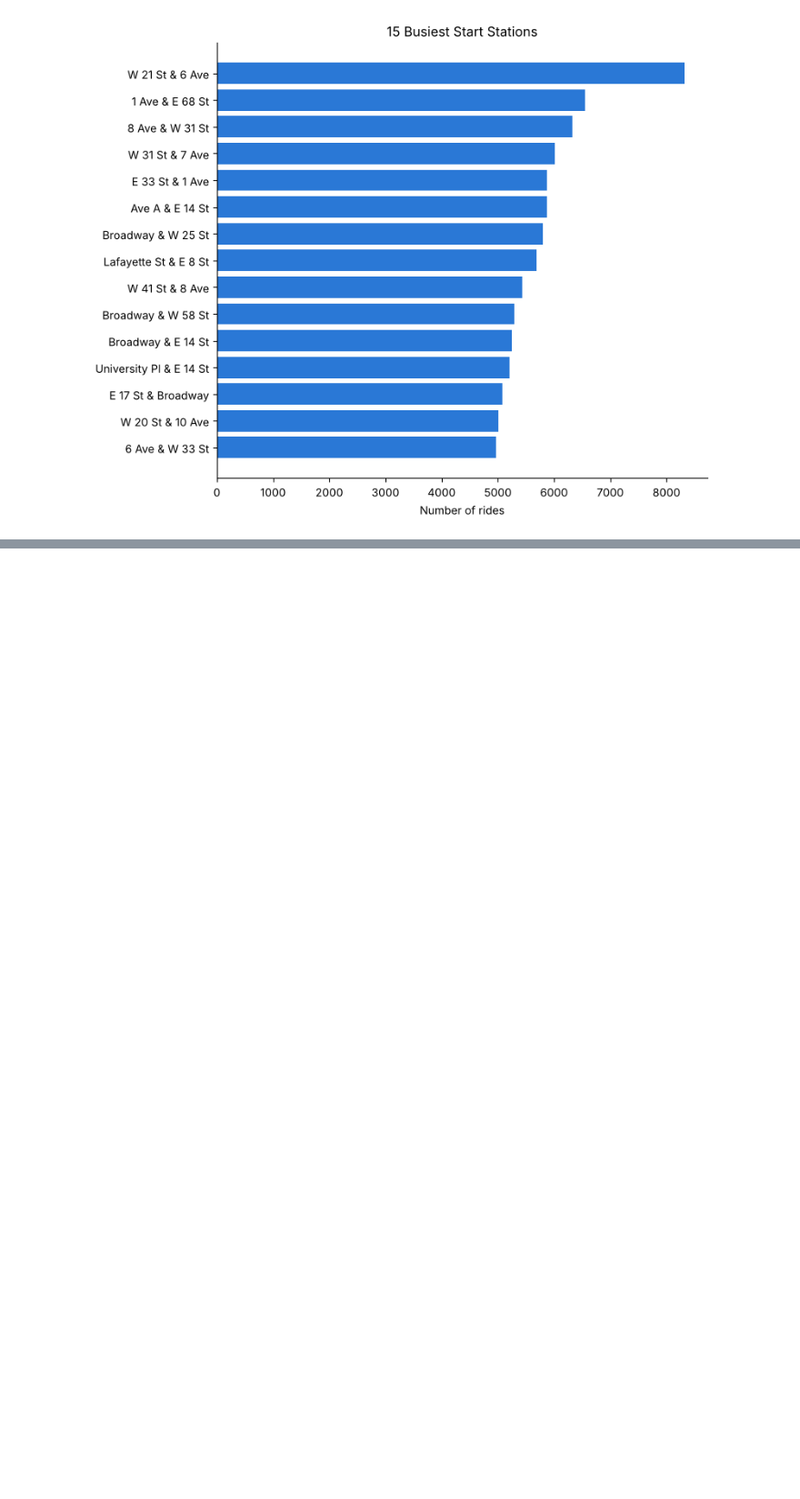
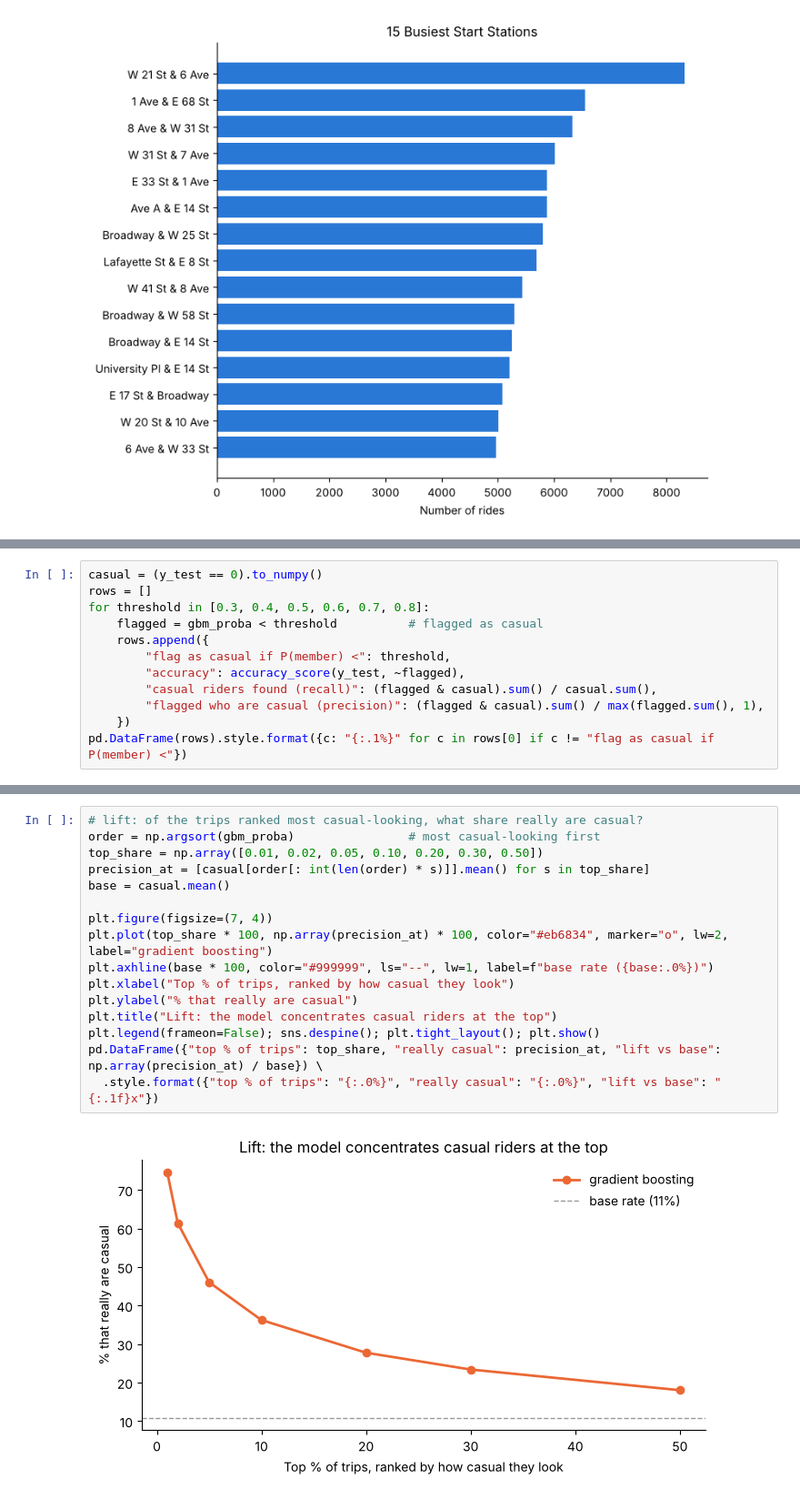
Before and after one commit to AncientAbacus/NYC-CitiBike-Analysis, a Jupyter notebook: CitiBike_Analysis.ipynb, the cells around one changed output, grey strips where cells are left out. Shown at 91% size. Drawn from its saved outputs; the diff is of its cells as text; blank space fills up the shorter version.

```diff
--- a/CitiBike_Analysis.ipynb
+++ b/CitiBike_Analysis.ipynb
@@ -400,0 +316,12 @@ random (not time-based) train/test split.
+# %%
+casual = (y_test == 0).to_numpy()
+rows = []
+for threshold in [0.3, 0.4, 0.5, 0.6, 0.7, 0.8]:
+    flagged = gbm_proba < threshold          # flagged as casual
+    rows.append({
+        "flag as casual if P(member) <": threshold,
+        "accuracy": accuracy_score(y_test, ~flagged),
+        "casual riders found (recall)": (flagged & casual).sum() / casual.sum(),
+        "flagged who are casual (precision)": (flagged & casual).sum() / max(flagged.sum(), 1),
+    })
+pd.DataFrame(rows).style.format({c: "{:.1%}" for c in rows[0] if c != "flag as casual if P(member) <"})
@@ -400,0 +336,18 @@ random (not time-based) train/test split.
+# %%
+# lift: of the trips ranked most casual-looking, what share really are casual?
+order = np.argsort(gbm_proba)                # most casual-looking first
+top_share = np.array([0.01, 0.02, 0.05, 0.10, 0.20, 0.30, 0.50])
+precision_at = [casual[order[: int(len(order) * s)]].mean() for s in top_share]
+base = casual.mean()
+
+plt.figure(figsize=(7, 4))
+plt.plot(top_share * 100, np.array(precision_at) * 100, color="#eb6834", marker="o", lw=2, label="gradient boosting")
+plt.axhline(base * 100, color="#999999", ls="--", lw=1, label=f"base rate ({base:.0%})")
+plt.xlabel("Top % of trips, ranked by how casual they look")
+plt.ylabel("% that really are casual")
+plt.title("Lift: the model concentrates casual riders at the top")
+plt.legend(frameon=False); sns.despine(); plt.tight_layout(); plt.show()
+pd.DataFrame({"top % of trips": top_share, "really casual": precision_at, "lift vs base": np.array(precision_at) / base}) \
+  .style.format({"top % of trips": "{:.0%}", "really casual": "{:.0%}", "lift vs base": "{:.1f}x"})
+# %% [output]
+[figure, added]
```
Also changed, not shown: parts of 19 cells of this notebook, 3 other files.
